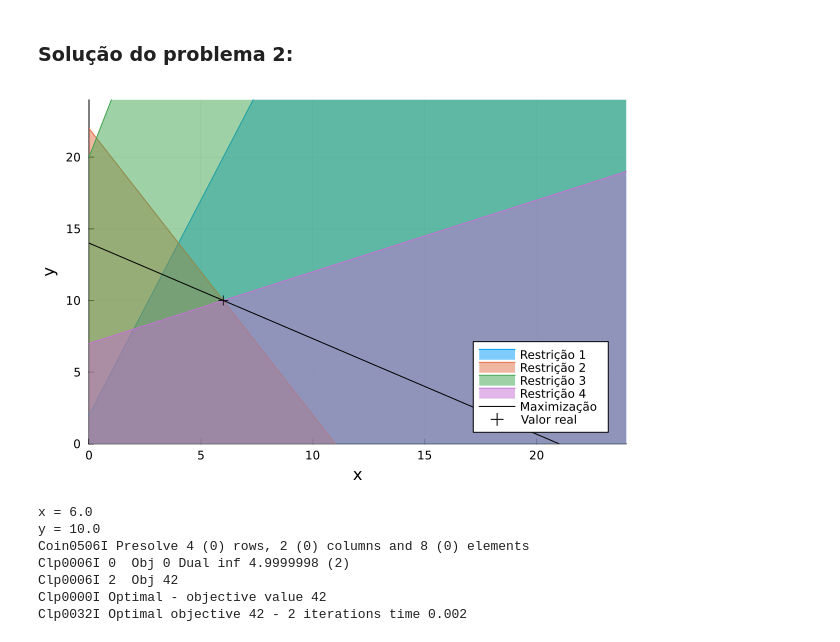
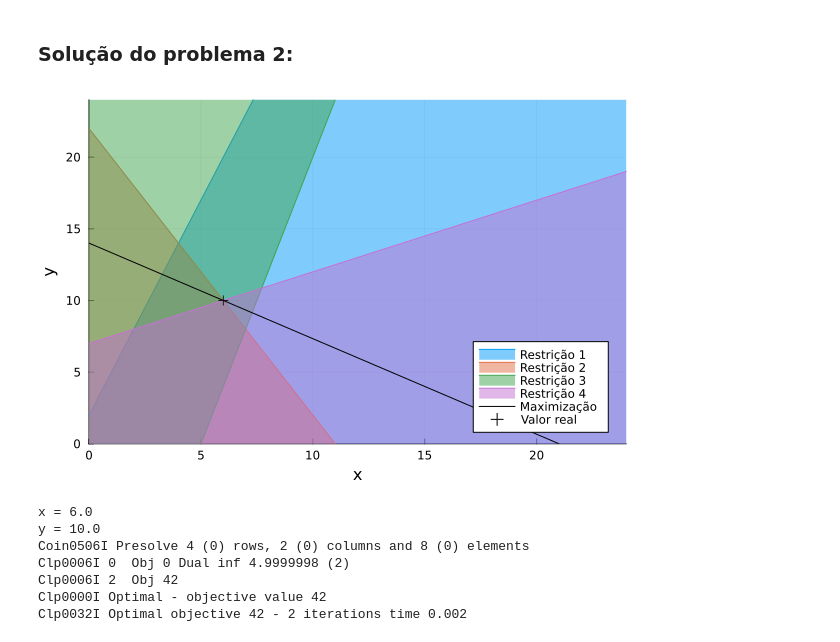
Before and after one commit to html-3/optimization-notebook-julia, a Jupyter notebook: lista1.ipynb, the cells around one changed output. Saved outputs shown, nothing was run; the diff lists cells and outputs as text; code cells hidden in the pictures.

Commit message:
📊 Plot do problema 2 corrigido

```diff
--- a/lista1.ipynb
+++ b/lista1.ipynb
@@ -122,28 +122,28 @@ Agora resolva o mesmo problema no JuMP e compare as soluções.
 # %%
 function new_plot()
   plot(xlabel="x", ylabel="y",
     legend=:bottomright,
     xlims=(0, 24), ylims=(0, 24)) # Implicit x,y > 0
 end
 
-y1(x) = (3x + 2)      # -3x +  y ≤  2
+y1(x) = (3x + 2)        # -3x +  y ≤  2
 y2(x) = (-4x + 44) / 2  #  4x + 2y ≤ 44
-y3(x) = (4x + 20)      #  4x -  y ≤ 20
-y4(x) = (x + 14) / 2  # - x + 2y ≤ 14
+y3(x) = (4x - 20)       #  4x -  y ≤ 20
+y4(x) = (x + 14) / 2    # - x + 2y ≤ 14
 
 l1(x) = (-2x + 42) / 3
 
 p = new_plot()
 
 plot!(p, y1, fill=(0, 0.5, :auto), label="Restrição 1")
 plot!(p, y2, fill=(0, 0.5, :auto), label="Restrição 2")
-plot!(p, y3, fill=(0, 0.5, :auto), label="Restrição 3")
+plot!(p, y3, fill=(24, 0.5, :auto), label="Restrição 3")
 plot!(p, y4, fill=(0, 0.5, :auto), label="Restrição 4")
 plot!(p, l1, label="Maximização", line=(1, :black, :solid))
 
 scatter!(p, [6], [10], label="Valor real", marker=(:cross, :black, 5))
 # %% [output]
-[figure, old version]
+[figure, new version]
 # %%
 c = [2; 3]
 
```
